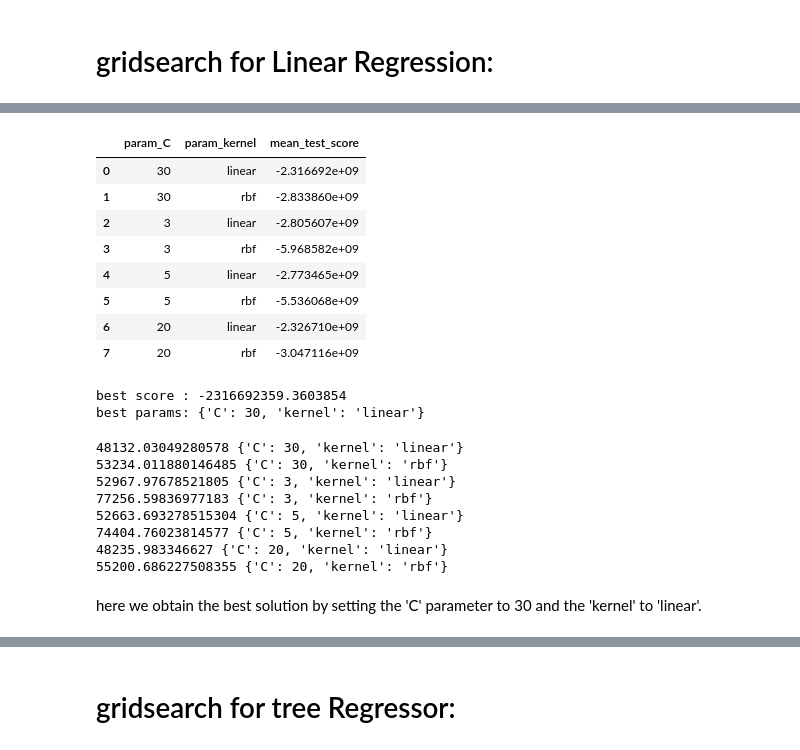
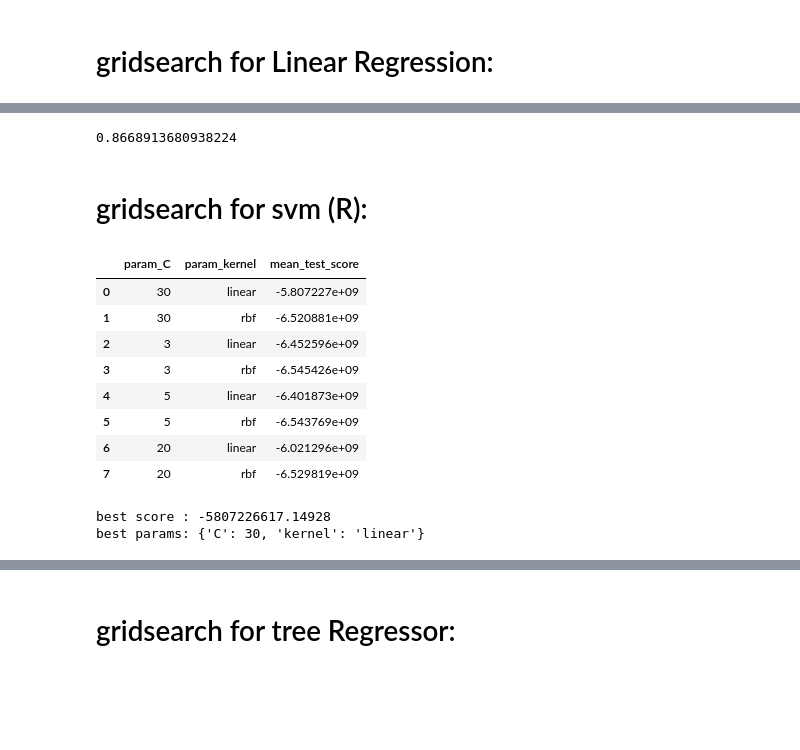
Before and after one commit to OrenAviya/project-semester-a, a Jupyter notebook: 4.Modeling.ipynb, the cells around one changed output, grey strips where cells are left out. Drawn from its saved outputs; the diff is of its cells as text; code cells hidden in the pictures; blank space fills up the shorter version.

```diff
--- a/4.Modeling.ipynb
+++ b/4.Modeling.ipynb
@@ -253,41 +282,39 @@ score: 0.7963815171800055
+# %%
+# שמירה של המודל:
+LR_model =  LinearRegression()
+LR_model.fit(x_train1 , y_train1)
+joblib.dump(LR_model , 'Linear Regression-model_1.joblib')
+
+#שימוש במודל קיים :
+model = joblib.load('Linear Regression-model_1.joblib')
+pred = model.predict(x_test1)
+model.score(x_test1 , y_test1)
+# %% [output]
+0.8668913680938224
+# %% [markdown]
+# gridsearch for svm (R):
 # %%
+#svm:
+param_grid_svm = [  {'C' : [30 ,3 ,5 ,20] ,  'kernel': ['linear' , 'rbf'] } ]
 
-param_grid_LR = [  {'C' : [30 ,3 ,5 ,20] ,  'kernel': ['linear' , 'rbf'] } ]
-
-grid_search = GridSearchCV(estimator = svm.SVC(gamma = 'auto') , param_grid = param_grid_LR , cv = 3,
+grid_search = GridSearchCV(estimator = svm.SVR(gamma = 'auto') , param_grid = param_grid_svm , cv = 3,
                                    scoring = 'neg_mean_squared_error' )
 grid_search.fit(x_train, np.ravel(x_target, order = 'C'))
 df = pd.DataFrame(grid_search.cv_results_)
 df[['param_C' , 'param_kernel' , 'mean_test_score']]
 # %% [output]
 |  | param_C | param_kernel | mean_test_score |
-| 0 | 30 | linear | -2.316692e+09 |
-| 1 | 30 | rbf | -2.833860e+09 |
-| 2 | 3 | linear | -2.805607e+09 |
-| 3 | 3 | rbf | -5.968582e+09 |
-| 4 | 5 | linear | -2.773465e+09 |
-| 5 | 5 | rbf | -5.536068e+09 |
-| 6 | 20 | linear | -2.326710e+09 |
-| 7 | 20 | rbf | -3.047116e+09 |
+| 0 | 30 | linear | -5.807227e+09 |
+| 1 | 30 | rbf | -6.520881e+09 |
+| 2 | 3 | linear | -6.452596e+09 |
+| 3 | 3 | rbf | -6.545426e+09 |
+| 4 | 5 | linear | -6.401873e+09 |
+| 5 | 5 | rbf | -6.543769e+09 |
+| 6 | 20 | linear | -6.021296e+09 |
+| 7 | 20 | rbf | -6.529819e+09 |
 # %%
 print ("best score :" , grid_search.best_score_)
 print ("best params:" , grid_search.best_params_)
 # %% [output]
-best score : -2316692359.3603854
+best score : -5807226617.14928
 best params: {'C': 30, 'kernel': 'linear'}
-# %%
-#evaluation scores:
-cvres = grid_search.cv_results_
-for mean_score , params in zip(cvres["mean_test_score"] ,cvres["params"] ):
-    print (np.sqrt(-mean_score) , params)
-# %% [output]
-48132.03049280578 {'C': 30, 'kernel': 'linear'}
-53234.011880146485 {'C': 30, 'kernel': 'rbf'}
-52967.97678521805 {'C': 3, 'kernel': 'linear'}
-77256.59836977183 {'C': 3, 'kernel': 'rbf'}
-52663.693278515304 {'C': 5, 'kernel': 'linear'}
-74404.76023814577 {'C': 5, 'kernel': 'rbf'}
-48235.983346627 {'C': 20, 'kernel': 'linear'}
-55200.686227508355 {'C': 20, 'kernel': 'rbf'}
-# %% [markdown]
-here we obtain the best solution by setting the 'C' parameter to 30 and the 'kernel' to 'linear'.
```
Also changed, not shown: parts of 26 cells of this notebook.
